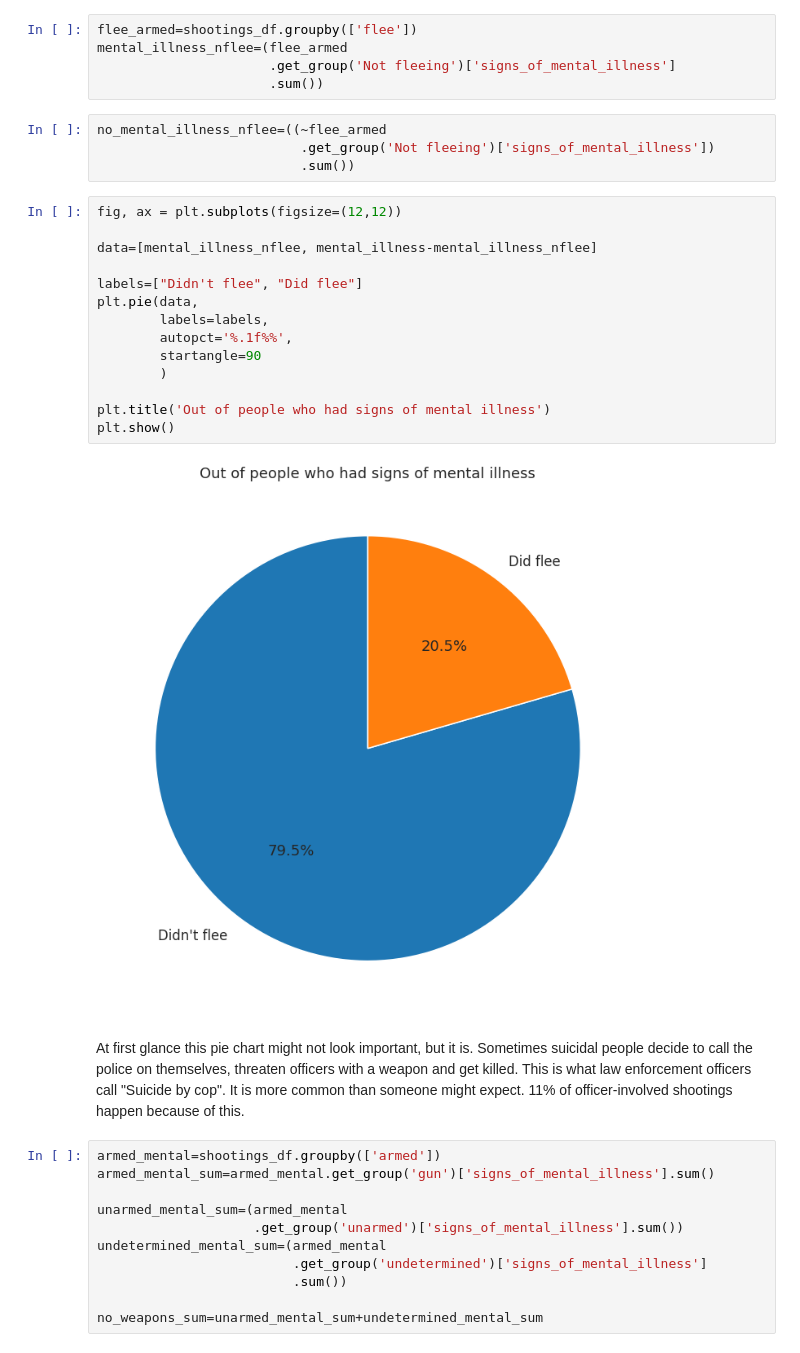
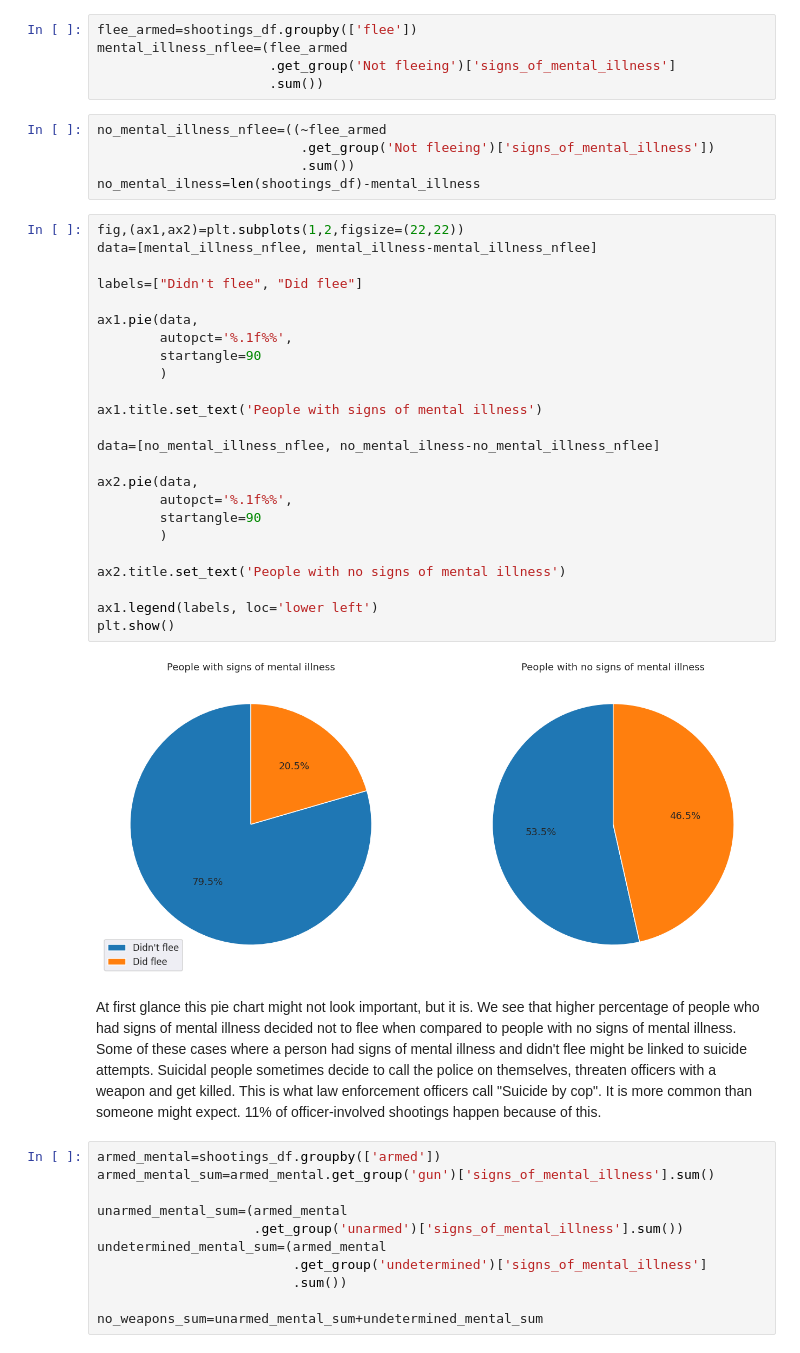
Before and after one commit to NerijusSh/data-police-shootings, a Jupyter notebook: 141.ipynb, the cells around one changed output. Drawn from its saved outputs; the diff is of its cells as text.

```diff
--- a/141.ipynb
+++ b/141.ipynb
@@ -818,24 +837,35 @@ mental_illness_nflee=(flee_armed
 no_mental_illness_nflee=((~flee_armed
                           .get_group('Not fleeing')['signs_of_mental_illness'])
                           .sum())
+no_mental_ilness=len(shootings_df)-mental_illness
 # %%
-fig, ax = plt.subplots(figsize=(12,12))
-
+fig,(ax1,ax2)=plt.subplots(1,2,figsize=(22,22))
 data=[mental_illness_nflee, mental_illness-mental_illness_nflee]
 
 labels=["Didn't flee", "Did flee"]
-plt.pie(data,
-        labels=labels,
+
+ax1.pie(data,
         autopct='%.1f%%',
         startangle=90
         )
 
-plt.title('Out of people who had signs of mental illness')
+ax1.title.set_text('People with signs of mental illness')
+
+data=[no_mental_illness_nflee, no_mental_ilness-no_mental_illness_nflee]
+
+ax2.pie(data,
+        autopct='%.1f%%',
+        startangle=90
+        )
+
+ax2.title.set_text('People with no signs of mental illness')
+
+ax1.legend(labels, loc='lower left')
 plt.show()
 # %% [output]
-[figure, old version]
+[figure, new version]
 # %% [markdown]
-At first glance this pie chart might not look important, but it is. Sometimes suicidal people decide to call the police on themselves, threaten officers with a weapon and get killed. This is what law enforcement officers call "Suicide by cop". It is more common than someone might expect. 11% of officer-involved shootings happen because of this.
+At first glance this pie chart might not look important, but it is. We see that higher percentage of people who had signs of mental illness decided not to flee when compared to people with no signs of mental illness. Some of these cases where a person had signs of mental illness and didn't flee might be linked to suicide attempts. Suicidal people sometimes decide to call the police on themselves, threaten officers with a weapon and get killed. This is what law enforcement officers call "Suicide by cop". It is more common than someone might expect. 11% of officer-involved shootings happen because of this.
 # %%
 armed_mental=shootings_df.groupby(['armed'])
 armed_mental_sum=armed_mental.get_group('gun')['signs_of_mental_illness'].sum()
```
Also changed, not shown: parts of 22 cells of this notebook.
